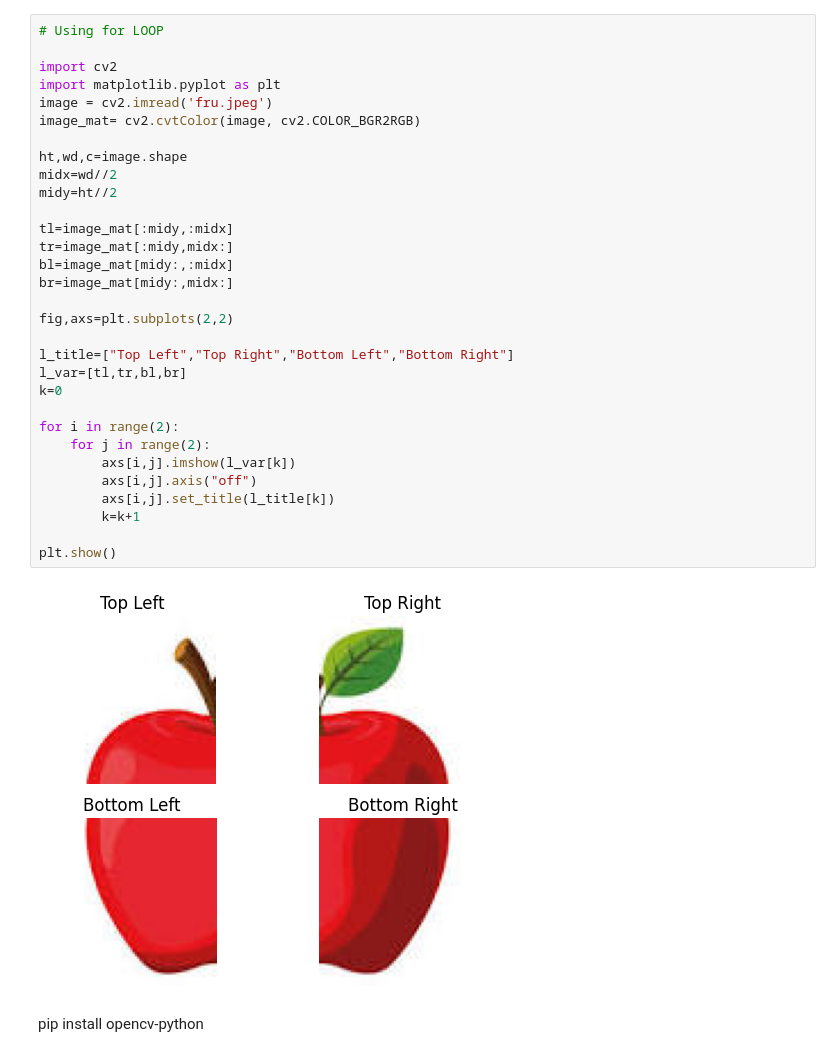
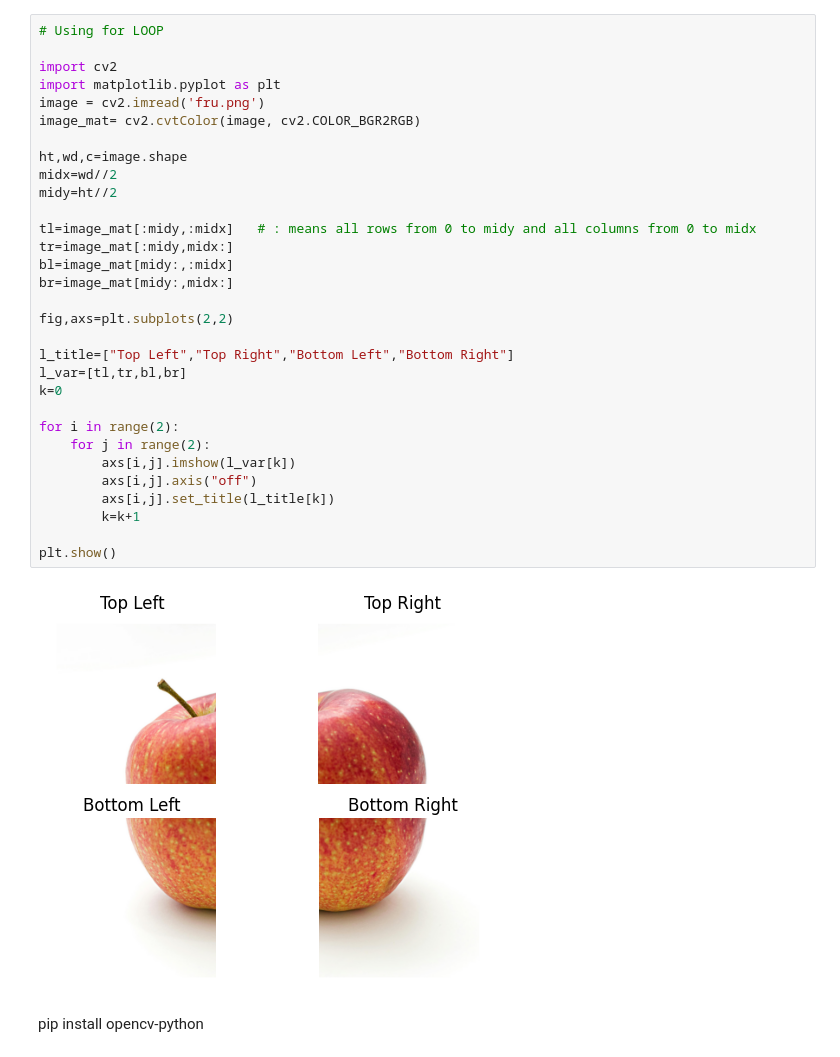
Before and after one commit to HarshaReddy068/CG-LAB, a Jupyter notebook: prog7.ipynb, the cells around one changed output. Cells and saved outputs as stored; diff of their text form.

```diff
--- a/prog7.ipynb
+++ b/prog7.ipynb
@@ -90,36 +90,36 @@ plt.show()
 # %%
 # Using for LOOP
 
 import cv2
 import matplotlib.pyplot as plt
-image = cv2.imread('fru.jpeg')
+image = cv2.imread('fru.png')
 image_mat= cv2.cvtColor(image, cv2.COLOR_BGR2RGB)
 
 ht,wd,c=image.shape
 midx=wd//2
 midy=ht//2
 
-tl=image_mat[:midy,:midx]
+tl=image_mat[:midy,:midx]   # : means all rows from 0 to midy and all columns from 0 to midx
 tr=image_mat[:midy,midx:]
 bl=image_mat[midy:,:midx]
 br=image_mat[midy:,midx:]
 
 fig,axs=plt.subplots(2,2)
 
 l_title=["Top Left","Top Right","Bottom Left","Bottom Right"]
 l_var=[tl,tr,bl,br]
 k=0
 
 for i in range(2):
     for j in range(2):
         axs[i,j].imshow(l_var[k])
         axs[i,j].axis("off")
         axs[i,j].set_title(l_title[k])
         k=k+1
 
 plt.show()
 # %% [output]
-[figure, old version]
+[figure, new version]
 # %% [markdown]
 pip install opencv-python
 # %%
```
Also changed, not shown: parts of 5 cells of this notebook, 5 other files.
